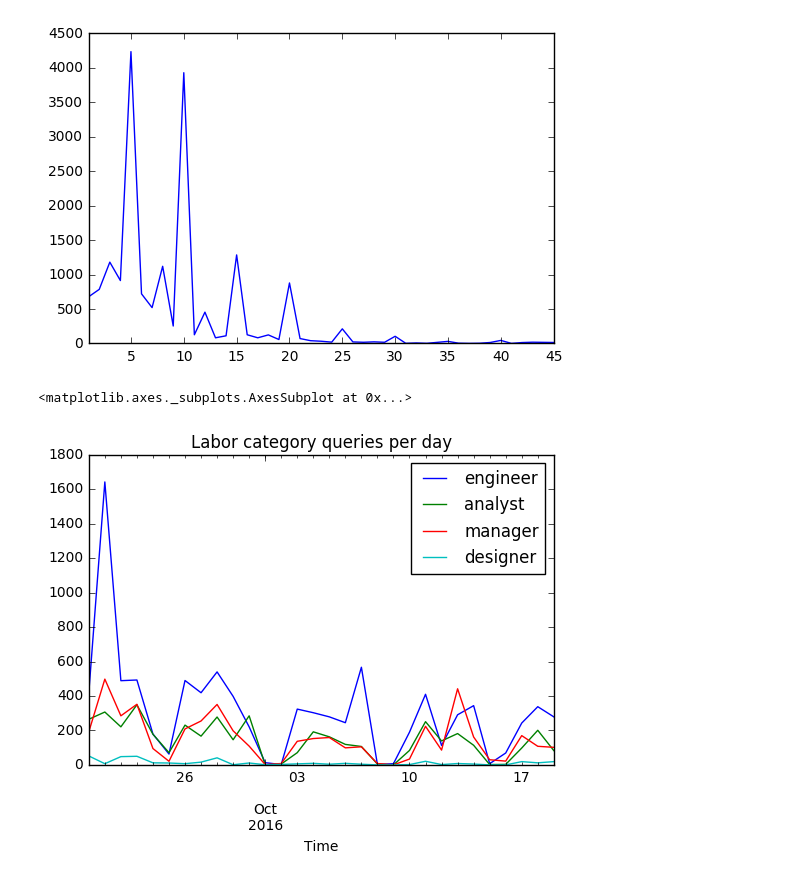
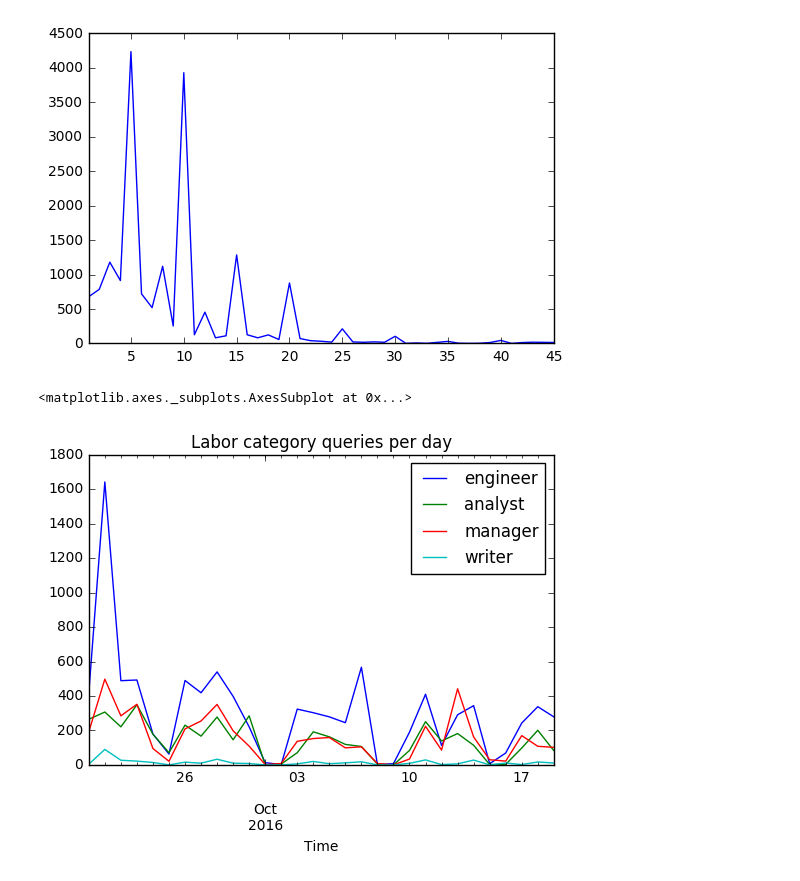
Before and after one commit to 18F/calc-analysis, a Jupyter notebook: CALC Log Analysis.ipynb, the cells around one changed output. Saved outputs shown, nothing was run; the diff lists cells and outputs as text; code cells hidden in the pictures.

Commit message:
More graphs and stuff

```diff
--- a/CALC Log Analysis.ipynb
+++ b/CALC Log Analysis.ipynb
@@ -33,11 +33,9 @@ rates = rates[rates['Method'] == 'GET']
 rates = rates[rates['Status'] == 200]
 rates = rates[rates['URL'].str.startswith(RATES_URL)]
 rates['Time'] = rates['Time'].apply(pandas.to_datetime)
-rates.index = rates['Time']
 
 del rates['Method']
 del rates['Status']
-del rates['Time']
 
 queries = rates['URL'].apply(
     lambda url: dict(parse_qsl(urlparse(url).query))
@@ -142,12 +138,14 @@ rates[rates['Minimum experience'] > 0]['Minimum experience'].value_counts().sort
 <matplotlib.axes._subplots.AxesSubplot at 0x...>
 [figure]
 # %%
+timerates = rates.set_index(['Time'])
+
 r = pandas.DataFrame()
 
-for term in ['engineer', 'analyst', 'manager', 'designer']:
-    r[term] = (rates['Search terms'].str.contains(term)).astype(int).resample('D').sum()
+for term in ['engineer', 'analyst', 'manager', 'writer']:
+    r[term] = (timerates['Search terms'].str.contains(term)).astype(int).resample('D').sum()
 
 r.plot(title='Labor category queries per day')
 # %% [output]
 <matplotlib.axes._subplots.AxesSubplot at 0x...>
-[figure, old version]
+[figure, new version]
```
Also changed, not shown: parts of 5 cells of this notebook.
